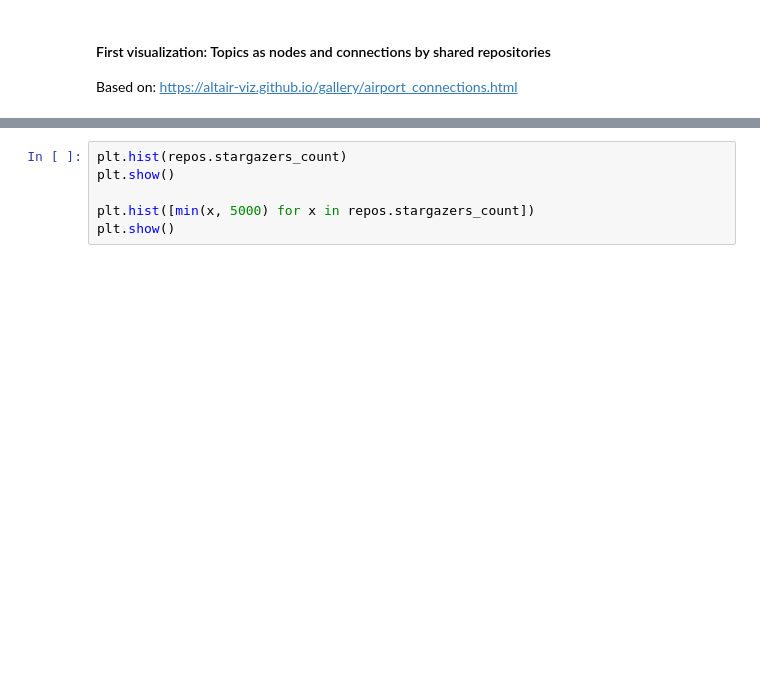
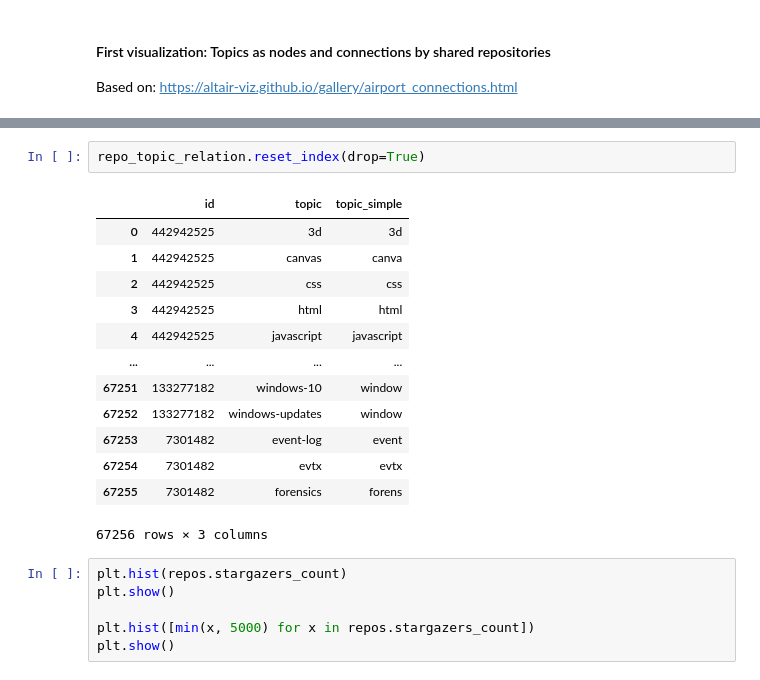
Before and after one commit to michbaum/githubGraph, a Jupyter notebook: scripts/data_visualization_network.ipynb, the cells around one changed output, grey strips where cells are left out. Saved outputs shown, nothing was run; the diff lists cells and outputs as text; blank space fills up the shorter version.

```diff
--- a/scripts/data_visualization_network.ipynb
+++ b/scripts/data_visualization_network.ipynb
@@ -42,3 +25,19 @@ repos
+# %%
+repo_topic_relation.reset_index(drop=True)
+# %% [output]
+|  | id | topic | topic_simple |
+| 0 | 442942525 | 3d | 3d |
+| 1 | 442942525 | canvas | canva |
+| 2 | 442942525 | css | css |
+| 3 | 442942525 | html | html |
+| 4 | 442942525 | javascript | javascript |
+| ... | ... | ... | ... |
+| 67251 | 133277182 | windows-10 | window |
+| 67252 | 133277182 | windows-updates | window |
+| 67253 | 7301482 | event-log | event |
+| 67254 | 7301482 | evtx | evtx |
+| 67255 | 7301482 | forensics | forens |
+67256 rows × 3 columns
 # %%
 plt.hist(repos.stargazers_count)
 plt.show()
```
Also changed, not shown: parts of 2 cells of this notebook, 1 other file.
